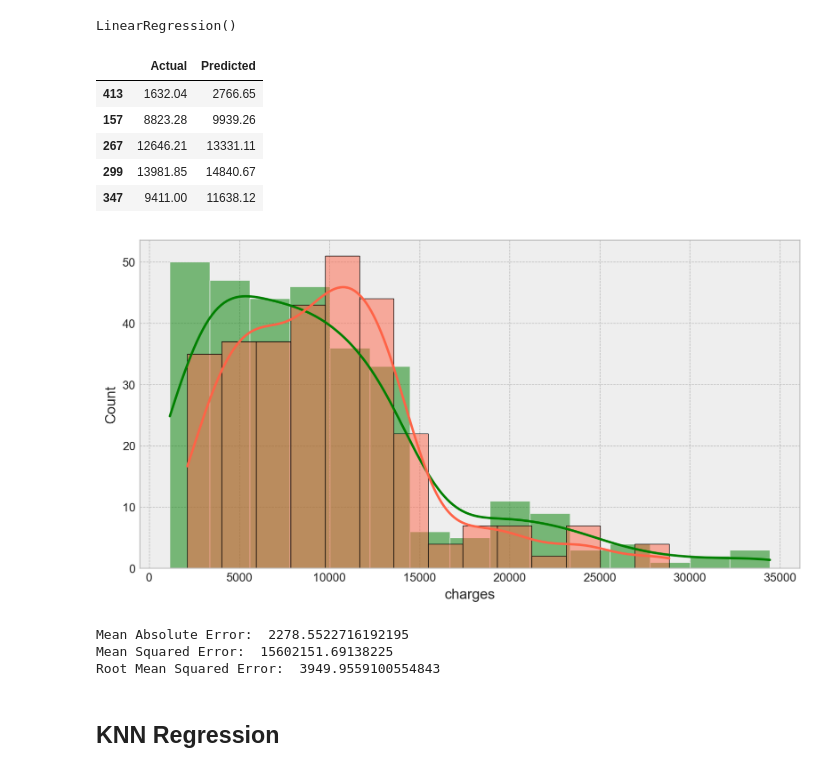
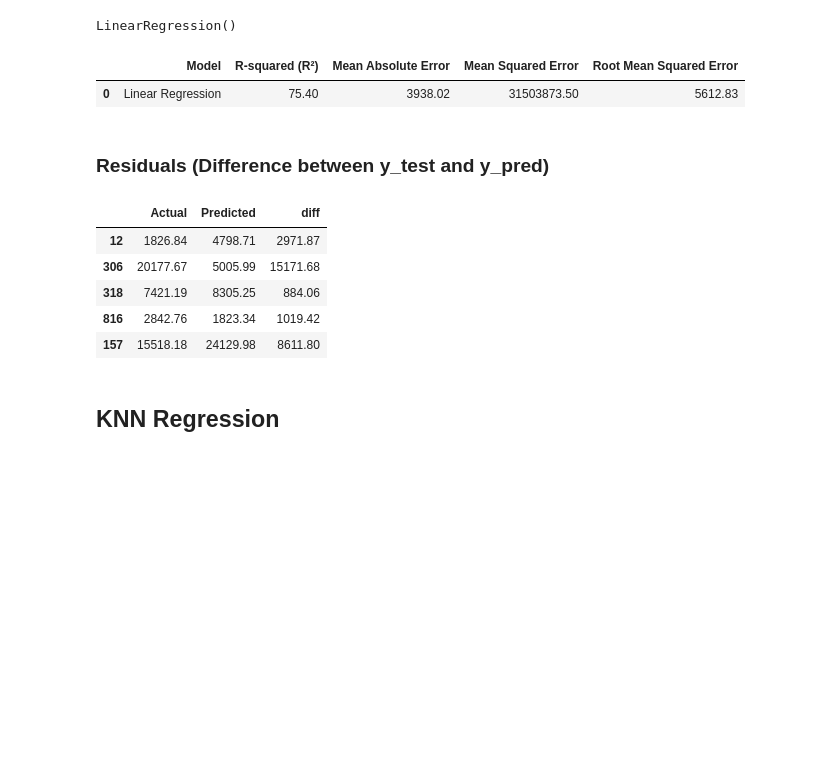
Before and after one commit to praveenraj-DS/Machine-Learning, a Jupyter notebook: Regression/Medical_Insurance_Cost.ipynb, the cells around one changed output. Cells and saved outputs as stored; diff of their text form; code cells hidden in the pictures; blank space fills up the shorter version.

```diff
--- a/Regression/Medical_Insurance_Cost.ipynb
+++ b/Regression/Medical_Insurance_Cost.ipynb
@@ -92,6 +99,4 @@ pr_df[pr_df.duplicated()]
 |  | age | sex | bmi | children | smoker | region | charges |
 | 581 | 19 | male | 30.59 | 0 | no | northwest | 1639.56 |
 # %%
-pr_df.drop_duplicates(keep='first',inplace=True)
-pr_df.reset_index(inplace=True)
-pr_df.drop(['index'],axis=1,inplace=True)
+insurance_df = insurance_df.drop_duplicates()
@@ -192,6 +333,6 @@ pr_df.shape
 # %%
-X = pr_df[['age','sex','bmi','children','smoker','region']]
-y = pr_df['charges']
+X = insurance_df[['age','sex','bmi','smoker','children']]
+y = insurance_df['charges']
 # %%
 X.head()
 y.head()
@@ -448,7 +614,7 @@ X_test_transformed.head()
 ## Linear Regression
 # %%
 from sklearn.linear_model import LinearRegression
-regressor = LinearRegression()
-regressor.fit(X_train_transformed, y_train)
+LR_regressor = LinearRegression()
+LR_regressor.fit(X_train_transformed, y_train)
 # %% [output]
 LinearRegression()
@@ -456,0 +621,22 @@ y_test_pred = regressor.predict(X_test_transformed)
+# %%
+y_test_pred = LR_regressor.predict(X_test_transformed)
+# %%
+#Testing the model accuracy
+
+r2   = r2_score(y_test, y_test_pred)             # Getting the R-squared (R²)
+mae  = mean_absolute_error(y_test, y_test_pred)  # Getting the Mean Absolute Error
+mse  = mean_squared_error(y_test, y_test_pred)   # Getting the Mean Squared Error
+rmse = np.sqrt(mse)                              # Getting the Root Mean Squared Error
+
+
+#Defining a DataFrame
+results = pd.DataFrame([['Linear Regression', r2*100, mae, mse, rmse]],
+                    columns=['Model', 'R-squared (R²)', 'Mean Absolute Error', 'Mean Squared Error', 'Root Mean Squared Error'])
+
+#Printing the Model Results with different Metrics
+results
+# %% [output]
+|  | Model | R-squared (R²) | Mean Absolute Error | Mean Squared Error | Root Mean Squared Error |
+| 0 | Linear Regression | 75.40 | 3938.02 | 31503873.50 | 5612.83 |
+# %% [markdown]
+### Residuals (Difference between y_test and y_pred)
@@ -457,32 +645,14 @@ y_test_pred = regressor.predict(X_test_transformed)
 # %%
-medical_LR = pd.DataFrame({'Actual': y_test, 'Predicted': y_test_pred})
+medical_LR = pd.DataFrame({'Actual': y_test, 'Predicted': y_test_pred, 'diff':(abs(y_test-y_test_pred))})
 
 medical_LR.head()
 # %% [output]
-|  | Actual | Predicted |
-| 413 | 1632.04 | 2766.65 |
-| 157 | 8823.28 | 9939.26 |
-| 267 | 12646.21 | 13331.11 |
-| 299 | 13981.85 | 14840.67 |
-| 347 | 9411.00 | 11638.12 |
+|  | Actual | Predicted | diff |
+| 12 | 1826.84 | 4798.71 | 2971.87 |
+| 306 | 20177.67 | 5005.99 | 15171.68 |
+| 318 | 7421.19 | 8305.25 | 884.06 |
+| 816 | 2842.76 | 1823.34 | 1019.42 |
+| 157 | 15518.18 | 24129.98 | 8611.80 |
-# %%
-plt.figure(figsize=(10,5), dpi = 100)
-sns.histplot(y_test, color='green', kde = True);
-sns.histplot(y_test_pred, color='tomato', kde = True, ec='black');
-# %% [output]
-[figure, removed]
-# %%
-from sklearn import metrics
-
-print('Mean Absolute Error: ', metrics.mean_absolute_error(y_test, y_test_pred))
-
-print('Mean Squared Error: ', metrics.mean_squared_error(y_test, y_test_pred))
-
-print('Root Mean Squared Error: ', np.sqrt(metrics.mean_squared_error(y_test, y_test_pred)))
-# %% [output]
-Mean Absolute Error:  2278.5522716192195
-Mean Squared Error:  15602151.69138225
-Root Mean Squared Error:  3949.9559100554843
 # %% [markdown]
 ## KNN Regression
 # %%
```
Also changed, not shown: parts of 145 cells of this notebook.
